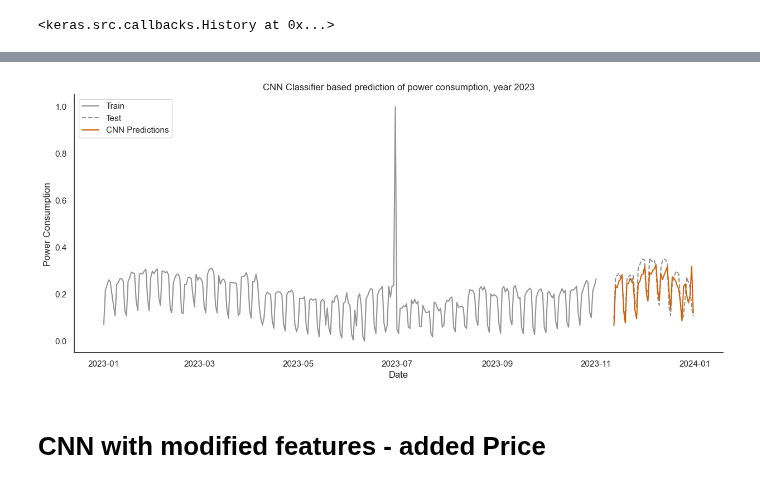
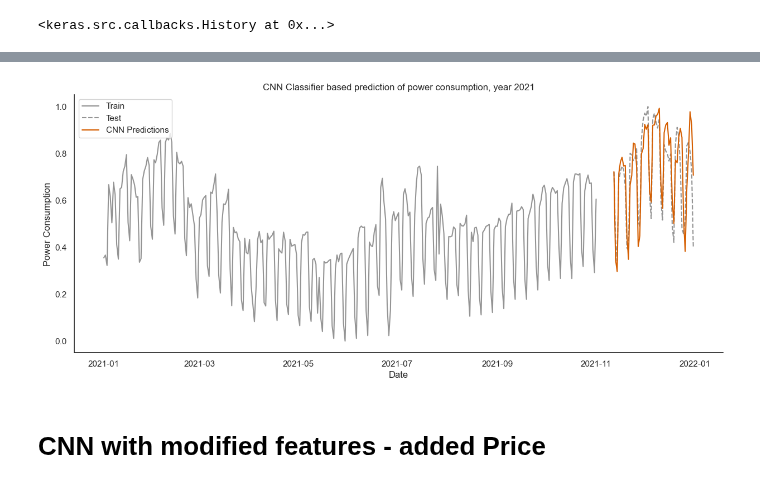
Before and after one commit to iot-lnu/Research-KalmarEnergy, a Jupyter notebook: KE_CNN.ipynb, the cells around one changed output, grey strips where cells are left out. Saved outputs shown, nothing was run; the diff lists cells and outputs as text; code cells hidden in the pictures.

Commit message:
Updated CNN predictions, reversed scaling

```diff
--- a/KE_CNN.ipynb
+++ b/KE_CNN.ipynb
@@ -18,8 +19,10 @@ import seaborn as sns
 # %% [markdown]
 # Set some global variables to be used within this notebook
 # %%
-year = "2023"
+year = "2021"
 points_to_predict = 60
+# Define number of time steps to look back to for the model (this is a bit more than a week then)
+look_back = 10
 # %% [markdown]
 # Load the pre-computed commercial-only dataframe for a specific year specified above
 # %%
@@ -134,37 +171,37 @@ fig, ax = plt.subplots(figsize=(15,6))
 
 # Convert y_test to pandas series
 y_test_pd = pd.Series(y_test.flatten(), index=test.index[look_back:])
-predictions = pd.Series(predictions, index=test.index[look_back:])
+predictions = pd.Series(predictions.flatten(), index=test.index[look_back:])
 
 # "Husl" palette
 palette = sns.color_palette('colorblind')
 
 # Plot the training data
 sns.lineplot(x=train.index, y=train, label='Train', ax=ax, color=palette[7])
 
 # Plot the testing data
 sns.lineplot(x=y_test_pd.index, y=y_test_pd, label='Test', ax=ax, color=palette[7], linestyle="--")
 
 # Plot the predictions
 sns.lineplot(x=predictions.index, y=predictions, label='CNN Predictions', ax=ax, color=palette[3])
 
 # Turn off the right and top spines
 ax.spines['right'].set_visible(False)
 ax.spines['top'].set_visible(False)
 
 # Setting plot title and labels
 ax.set_title('CNN Classifier based prediction of power consumption, year ' + year)
 ax.set_xlabel('Date')
 ax.set_ylabel('Power Consumption')
 
 # Setting legend
 ax.legend(loc='upper left')
 
 
 plt.savefig('figures/CNN_prediction_'+year+'.pdf')
 plt.show()
 # %% [output]
-[figure, old version]
+[figure, new version]
 # %% [markdown]
 # CNN with modified features - added Price
 # %%
```
Also changed, not shown: parts of 17 cells of this notebook.
